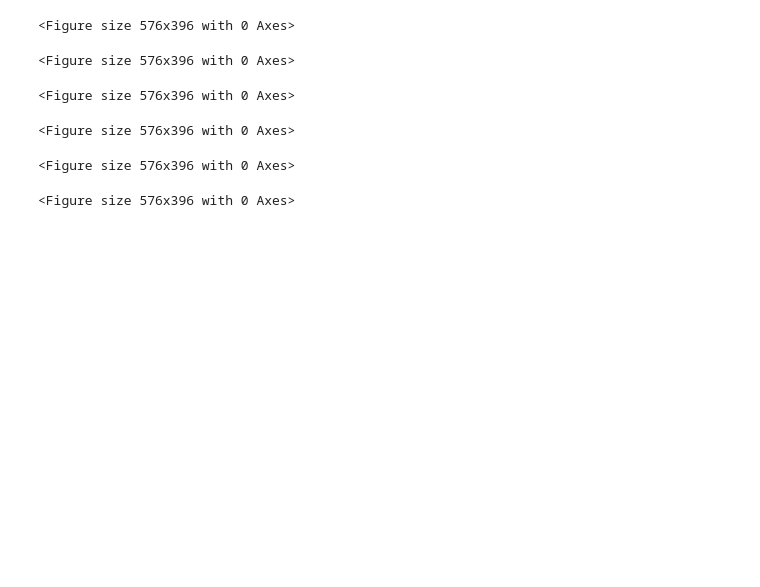
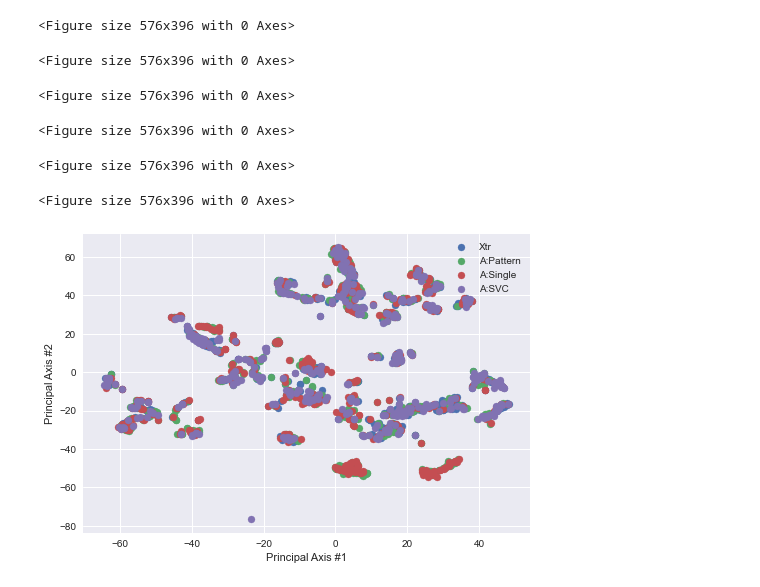
Before and after one commit to gditzler/adversarial-intrusion-detection, a Jupyter notebook: results.ipynb, the cells around one changed output. Drawn from its saved outputs; the diff is of its cells as text; code cells hidden in the pictures; blank space fills up the shorter version.

Commit message:
added some plots

```diff
--- a/results.ipynb
+++ b/results.ipynb
@@ -108,3 +109,38 @@ plot_causative_results(fname='outputs/results_ids_causative_nslkdd_pp15.pkl')
 <Figure size 576x396 with 0 Axes>
 <Figure size 576x396 with 0 Axes>
 <Figure size 576x396 with 0 Axes>
+# %%
+dataset = 'nslkdd'
+
+data = np.load(''.join(['data/causative/full_data_', dataset, '_cleanlabel_pattern.npz']), allow_pickle=True)
+X_tr, y_tr, X_te, y_te, X_adv_pattern, y_adv_pattern  = data['Xtr'], data['ytr'], data['Xte'], data['yte'], data['Xaml'], np.argmax(data['yaml'], axis=1)
+
+data = np.load(''.join(['data/causative/full_data_', dataset, '_cleanlabel_single.npz']), allow_pickle=True)
+X_adv_single, y_adv_single = data['Xaml'], np.argmax(data['yaml'], axis=1)
+
+data = np.load(''.join(['data/causative/full_data_', dataset, '_svc.npz']), allow_pickle=True)
+X_adv_svc, y_adv_svc = data['Xaml'], np.argmax(data['yaml'], axis=1)
+# %%
+N = 500
+N1 = np.random.randint(0, len(X_tr), N)
+N2 = np.random.randint(0, len(X_adv_pattern), N)
+N3 = np.random.randint(0, len(X_adv_single), N)
+N4 = np.random.randint(0, len(X_adv_svc), N)
+X = np.vstack((X_tr[N1],
+               X_adv_pattern[N2],
+               X_adv_single[N3],
+               X_adv_svc[N4]))
+X_embedded = TSNE(n_components=2).fit_transform(X)
+# %%
+# plot everything with no labels
+plt.figure()
+plt.scatter(X_embedded[:N, 0], X_embedded[:N, 1], label='Xtr')
+plt.scatter(X_embedded[N:2*N, 0], X_embedded[N:2*N, 1], label='A:Pattern')
+plt.scatter(X_embedded[2*N:3*N, 0], X_embedded[2*N:3*N, 1], label='A:Single')
+plt.scatter(X_embedded[3*N:, 0], X_embedded[3*N:, 1], label='A:SVC')
+plt.xlabel('Principal Axis #1')
+plt.ylabel('Principal Axis #2')
+plt.legend()
+plt.savefig('outputs/tsne_all_data_all_attacks_nolabel.pdf')
+# %% [output]
+[figure, added]
```
Also changed, not shown: parts of 5 cells of this notebook, 1 other file.
